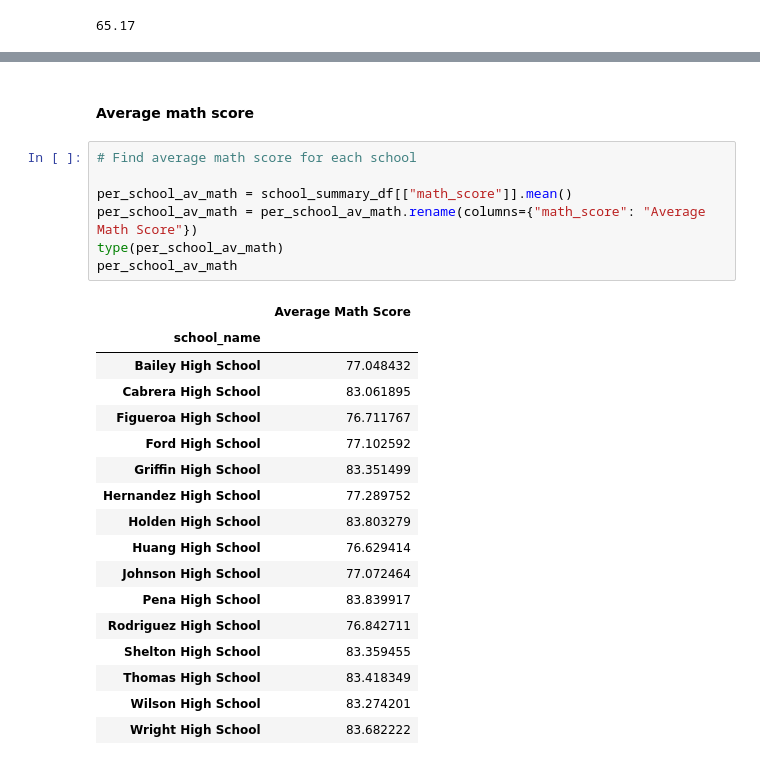
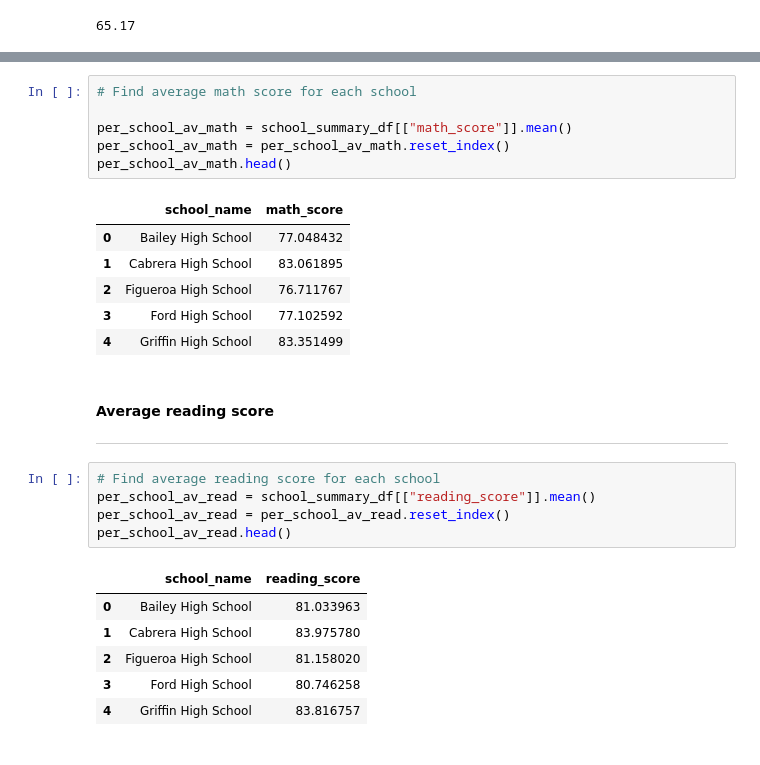
Before and after one commit to paololabuguen/pandas-challenge, a Jupyter notebook: PyCitySchools/py_city_school.ipynb, the cells around one changed output, grey strips where cells are left out. Cells and saved outputs as stored; diff of their text form.

Commit message:
Progress on py_city_school.ipynb

```diff
--- a/PyCitySchools/py_city_school.ipynb
+++ b/PyCitySchools/py_city_school.ipynb
@@ -210,27 +231,28 @@ Name: school_name, dtype: int64
+# %%
+# Find average math score for each school
+
+per_school_av_math = school_summary_df[["math_score"]].mean()
+per_school_av_math = per_school_av_math.reset_index()
+per_school_av_math.head()
+# %% [output]
+|  | school_name | math_score |
+| 0 | Bailey High School | 77.048432 |
+| 1 | Cabrera High School | 83.061895 |
+| 2 | Figueroa High School | 76.711767 |
+| 3 | Ford High School | 77.102592 |
+| 4 | Griffin High School | 83.351499 |
 # %% [markdown]
-#### Average math score
+#### Average reading score
+---
 # %%
-# Find average math score for each school
-
-per_school_av_math = school_summary_df[["math_score"]].mean()
-per_school_av_math = per_school_av_math.rename(columns={"math_score": "Average Math Score"})
-type(per_school_av_math)
-per_school_av_math
+# Find average reading score for each school
+per_school_av_read = school_summary_df[["reading_score"]].mean()
+per_school_av_read = per_school_av_read.reset_index()
+per_school_av_read.head()
 # %% [output]
-|  | Average Math Score |
-| school_name |  |
-| Bailey High School | 77.048432 |
-| Cabrera High School | 83.061895 |
-| Figueroa High School | 76.711767 |
-| Ford High School | 77.102592 |
-| Griffin High School | 83.351499 |
-| Hernandez High School | 77.289752 |
-| Holden High School | 83.803279 |
-| Huang High School | 76.629414 |
-| Johnson High School | 77.072464 |
-| Pena High School | 83.839917 |
-| Rodriguez High School | 76.842711 |
-| Shelton High School | 83.359455 |
-| Thomas High School | 83.418349 |
-| Wilson High School | 83.274201 |
-| Wright High School | 83.682222 |
+|  | school_name | reading_score |
+| 0 | Bailey High School | 81.033963 |
+| 1 | Cabrera High School | 83.975780 |
+| 2 | Figueroa High School | 81.158020 |
+| 3 | Ford High School | 80.746258 |
+| 4 | Griffin High School | 83.816757 |
```
Also changed, not shown: parts of 35 cells of this notebook.
